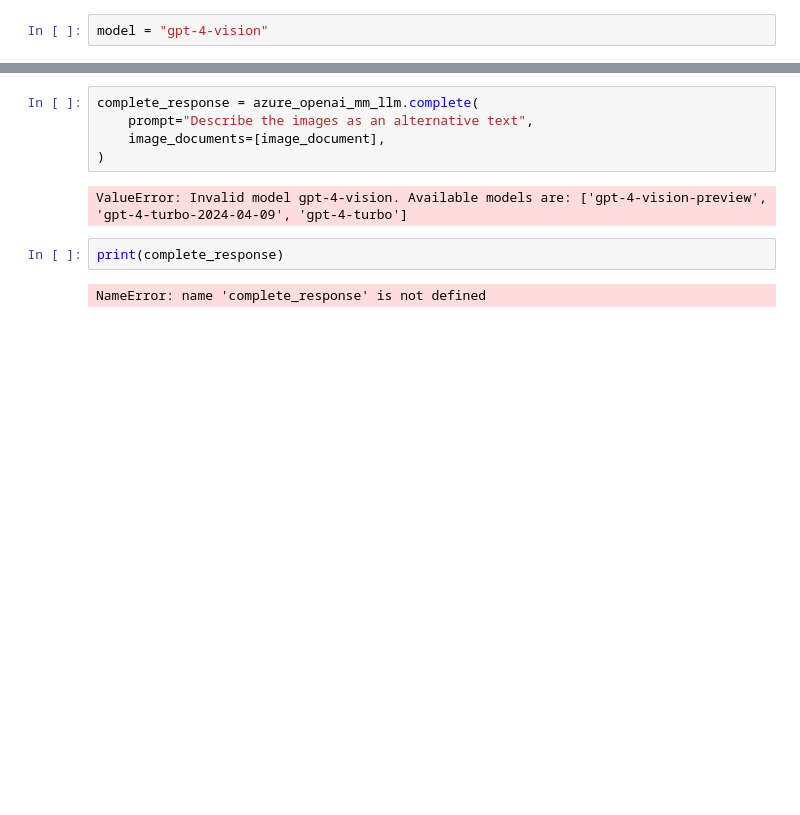
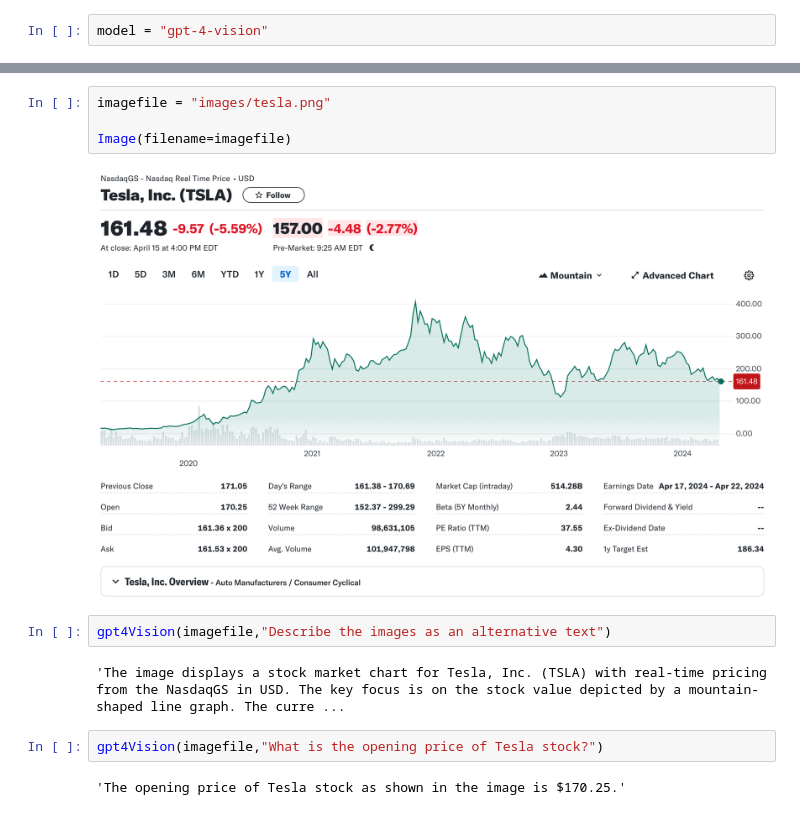
Before and after one commit to simplifai-ai/AzureOpenAI, a Jupyter notebook: GPT4-Vision/GPT4-vision demo with OpenAI.ipynb, the cells around one changed output, grey strips where cells are left out. Drawn from its saved outputs; the diff is of its cells as text; blank space fills up the shorter version.

Commit message:
Update to Azure open ai

```diff
--- a/GPT4-Vision/GPT4-vision demo with OpenAI.ipynb
+++ b/GPT4-Vision/GPT4-vision demo with OpenAI.ipynb
@@ -135,11 +124,14 @@ HTML(f'<img width=400 src="embedded-picture"/>')
+# %%
+imagefile = "images/tesla.png"
+
+Image(filename=imagefile)
+# %% [output]
+[figure, added]
 # %%
-complete_response = azure_openai_mm_llm.complete(
-    prompt="Describe the images as an alternative text",
-    image_documents=[image_document],
-)
+gpt4Vision(imagefile,"Describe the images as an alternative text")
 # %% [output]
-ValueError: Invalid model gpt-4-vision. Available models are: ['gpt-4-vision-preview', 'gpt-4-turbo-2024-04-09', 'gpt-4-turbo']
+'The image displays a stock market chart for Tesla, Inc. (TSLA) with real-time pricing from the NasdaqGS in USD. The key focus is on the stock value depicted by a mountain-shaped line graph. The curre ...
-# %%
-print(complete_response)
-# %% [output]
-NameError: name 'complete_response' is not defined
+# %%
+gpt4Vision(imagefile,"What is the opening price of Tesla stock?")
+# %% [output]
+'The opening price of Tesla stock as shown in the image is $170.25.'
```
Also changed, not shown: parts of 12 cells of this notebook.
